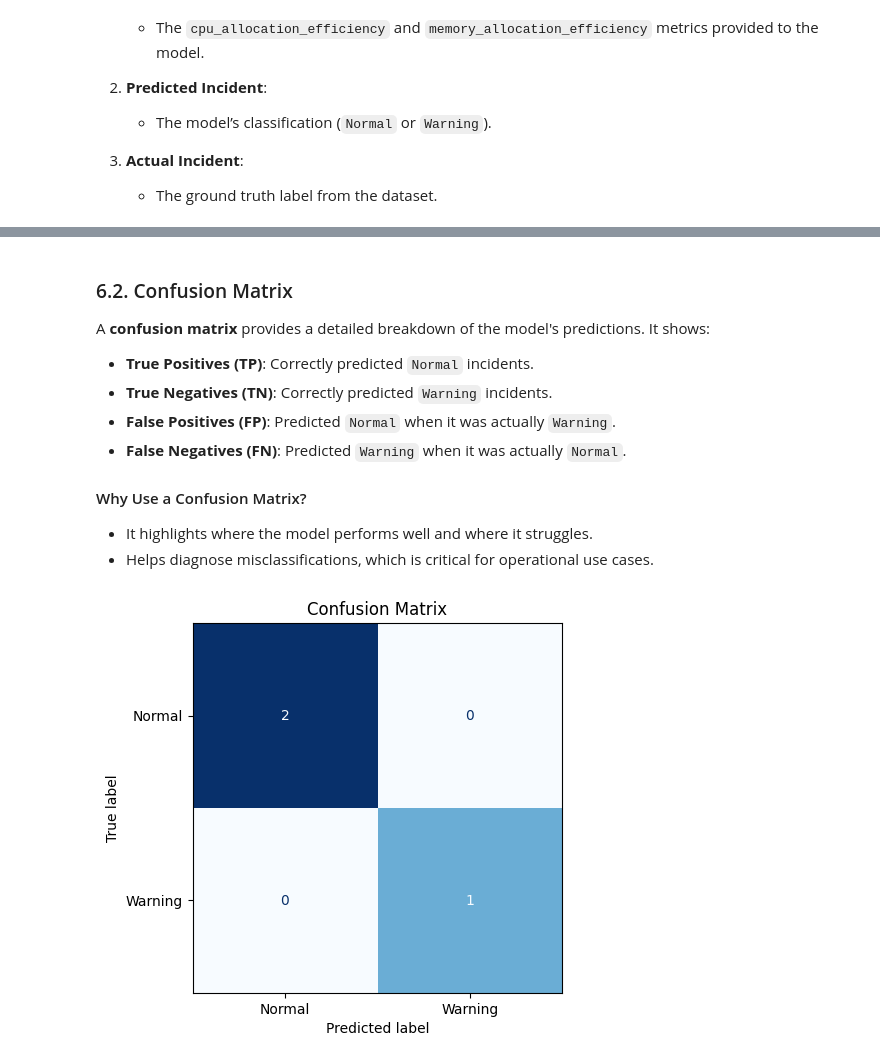
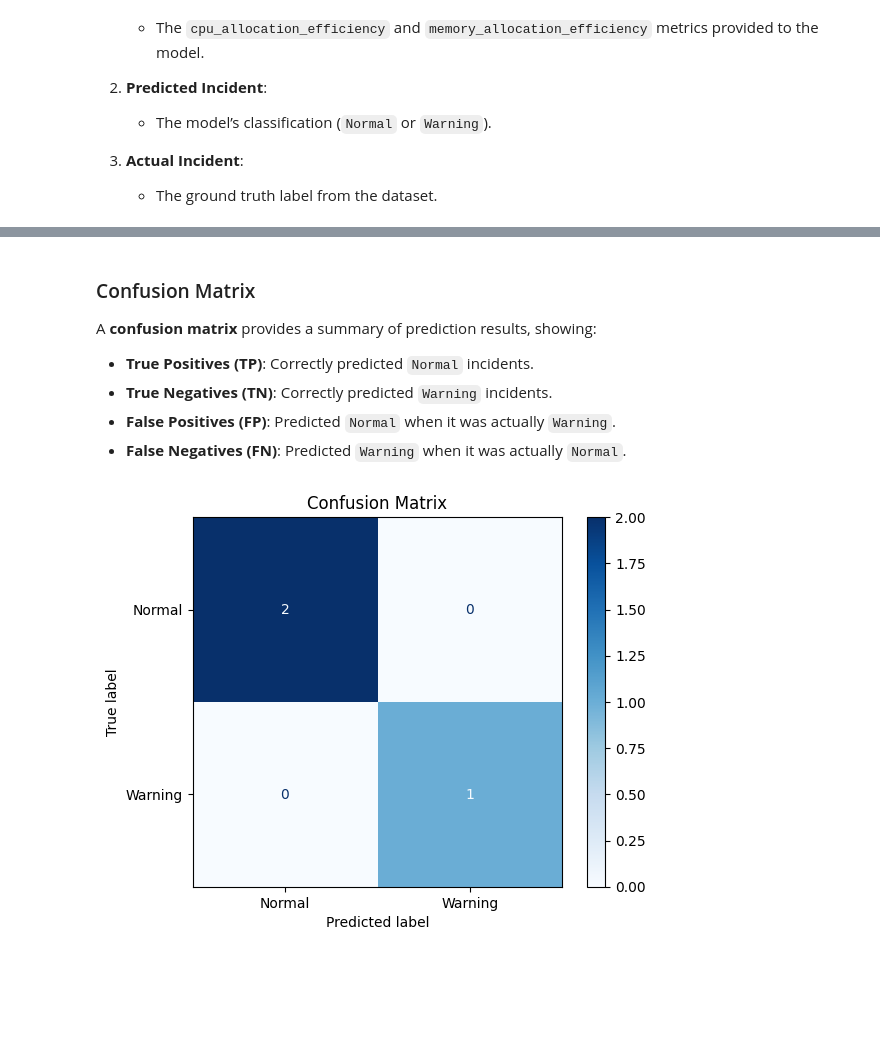
Before and after one commit to gsampaio-rh/aiops_101, a Jupyter notebook: 2-Machine-Learning.ipynb, the cells around one changed output, grey strips where cells are left out. Drawn from its saved outputs; the diff is of its cells as text; code cells hidden in the pictures; blank space fills up the shorter version.

```diff
--- a/2-Machine-Learning.ipynb
+++ b/2-Machine-Learning.ipynb
@@ -233,16 +169,16 @@ Let’s train the Decision Tree Classifier using the `sklearn.tree.DecisionTreeC
 # %%
-# Import DecisionTreeClassifier and evaluation metric
+# Import DecisionTreeClassifier and accuracy_score
 from sklearn.tree import DecisionTreeClassifier
 from sklearn.metrics import accuracy_score
 
-# Train the Decision Tree model
-simple_tree = DecisionTreeClassifier(max_depth=3, random_state=42)
-simple_tree.fit(X_train, y_train)
+# Initialize and train the Decision Tree model
+model = DecisionTreeClassifier(max_depth=3, random_state=42)
+model.fit(X_train, y_train)
 
-# Predict on the test set
-y_pred = simple_tree.predict(X_test)
+# Make predictions on the test set
+y_pred = model.predict(X_test)
 
-# Evaluate the model's accuracy
+# Evaluate accuracy
 accuracy = accuracy_score(y_test, y_pred)
 print(f"Model Accuracy: {accuracy:.2f}")
 # %% [output]
@@ -380,29 +308,19 @@ plt.show()
 # %% [markdown]
-### 6.2. Confusion Matrix
-
-A **confusion matrix** provides a detailed breakdown of the model's predictions. It shows:
+### Confusion Matrix
+A **confusion matrix** provides a summary of prediction results, showing:
 - **True Positives (TP)**: Correctly predicted `Normal` incidents.
 - **True Negatives (TN)**: Correctly predicted `Warning` incidents.
 - **False Positives (FP)**: Predicted `Normal` when it was actually `Warning`.
 - **False Negatives (FN)**: Predicted `Warning` when it was actually `Normal`.
-
-#### Why Use a Confusion Matrix?
-
-- It highlights where the model performs well and where it struggles.
-- Helps diagnose misclassifications, which is critical for operational use cases.
 # %%
 from sklearn.metrics import ConfusionMatrixDisplay
+import matplotlib.pyplot as plt
 
-# Plot the confusion matrix
+# Display confusion matrix
 ConfusionMatrixDisplay.from_estimator(
-    simple_tree,
-    X_test,
-    y_test,
-    display_labels=["Normal", "Warning"],
-    cmap="Blues",
-    colorbar=False,
+    model, X_test, y_test, display_labels=["Normal", "Warning"], cmap="Blues"
 )
 plt.title("Confusion Matrix")
 plt.show()
 # %% [output]
-[figure, old version]
+[figure, new version]
```
Also changed, not shown: parts of 19 cells of this notebook, 1 other file.
